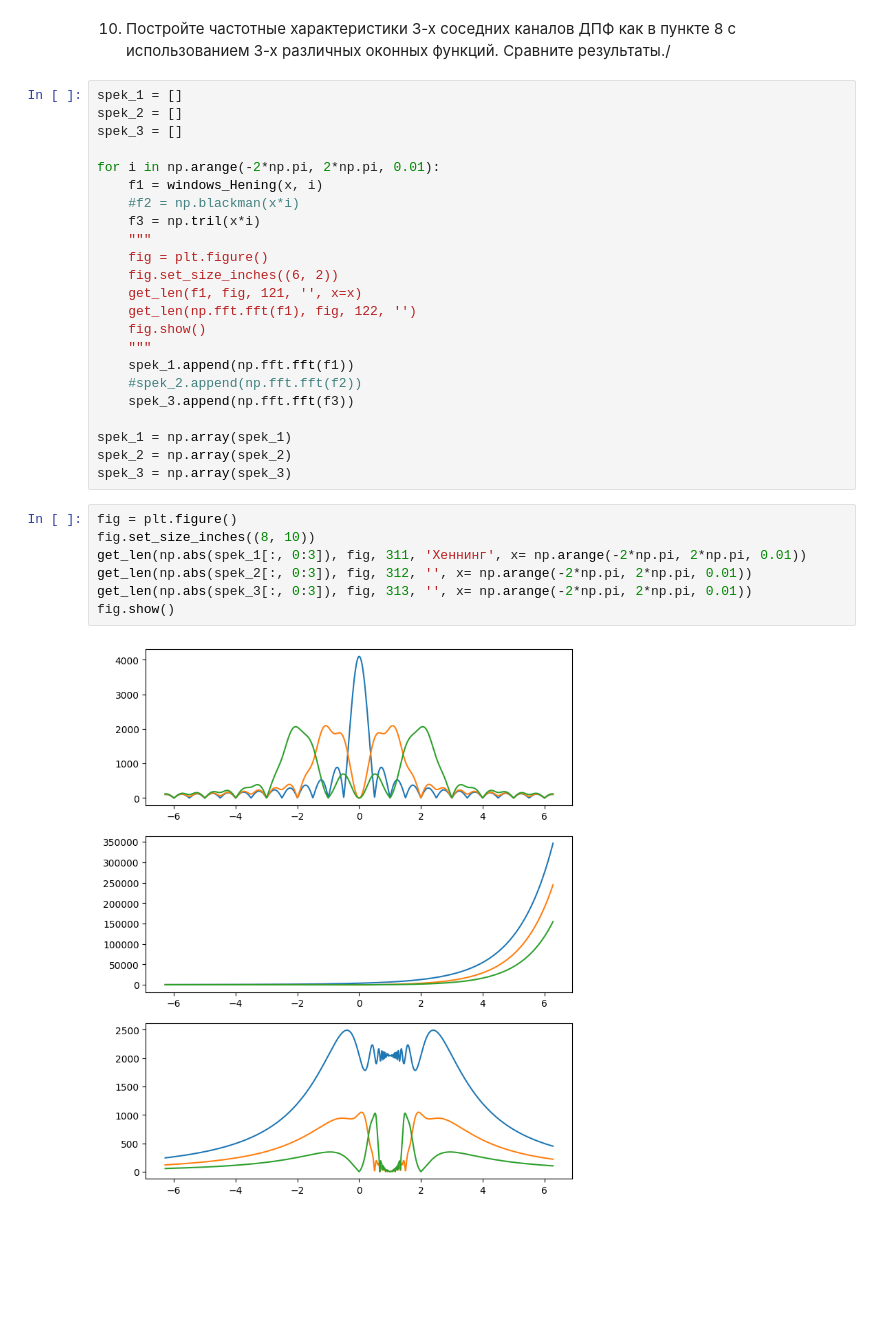
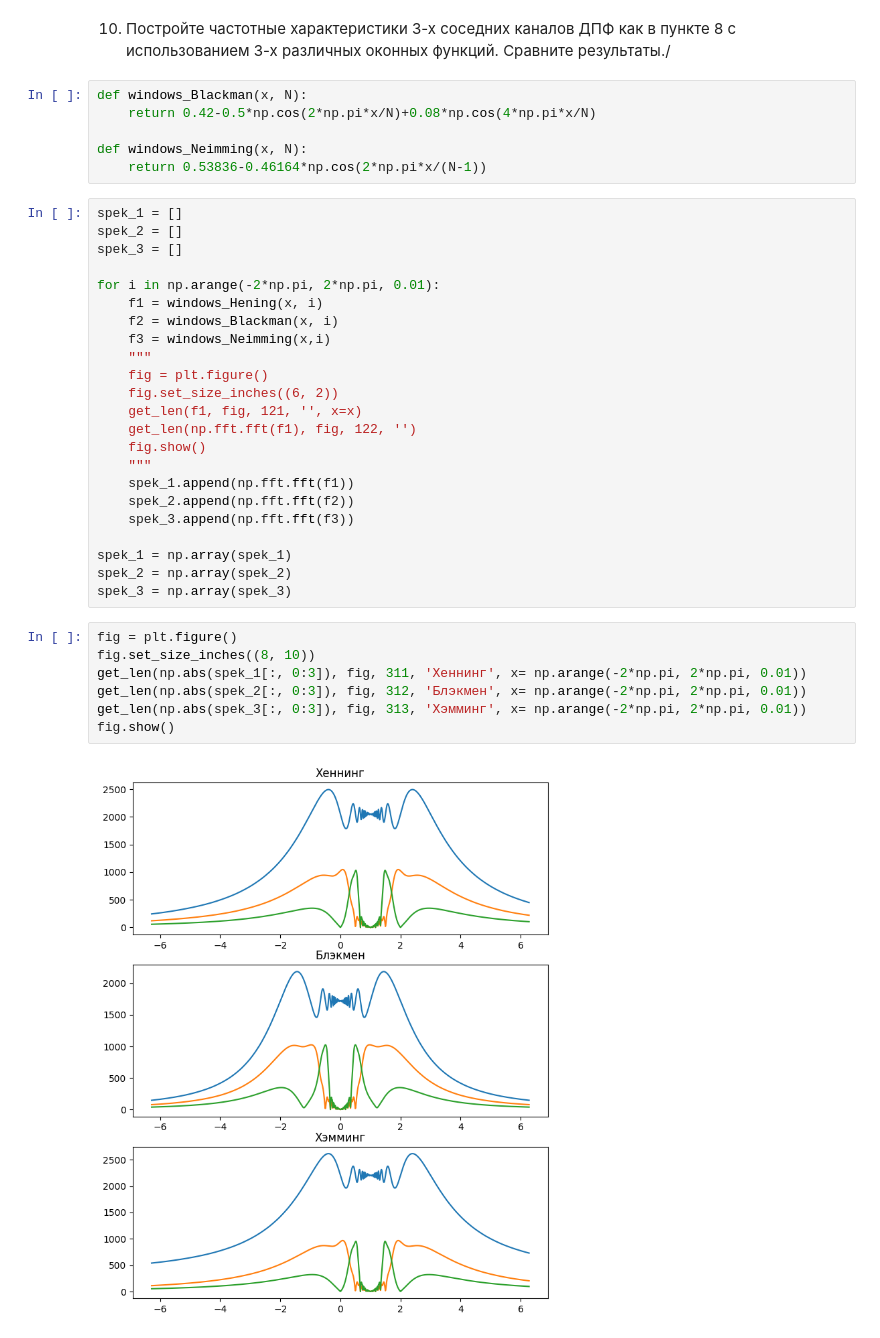
Before and after one commit to Filip-GG/MOTS, a Jupyter notebook: 3/main.ipynb, the cells around one changed output. Cells and saved outputs as stored; diff of their text form; blank space fills up the shorter version.

```diff
--- a/3/main.ipynb
+++ b/3/main.ipynb
@@ -400,6 +400,12 @@ fig.show()
 10. Постройте частотные характеристики 3-х соседних каналов ДПФ как в
 пункте 8 с использованием 3-х различных оконных функций. Сравните
 результаты./
+# %%
+def windows_Blackman(x, N):
+    return 0.42-0.5*np.cos(2*np.pi*x/N)+0.08*np.cos(4*np.pi*x/N)
+
+def windows_Neimming(x, N):
+    return 0.53836-0.46164*np.cos(2*np.pi*x/(N-1))
 # %%
 spek_1 = []
 spek_2 = []
@@ -407,8 +413,8 @@ spek_3 = []
 
 for i in np.arange(-2*np.pi, 2*np.pi, 0.01):
     f1 = windows_Hening(x, i)
-    #f2 = np.blackman(x*i)
-    f3 = np.tril(x*i)
+    f2 = windows_Blackman(x, i)
+    f3 = windows_Neimming(x,i)
     """
     fig = plt.figure()
     fig.set_size_inches((6, 2))
@@ -417,7 +423,7 @@ for i in np.arange(-2*np.pi, 2*np.pi, 0.01):
     fig.show()
     """
     spek_1.append(np.fft.fft(f1))
-    #spek_2.append(np.fft.fft(f2))
+    spek_2.append(np.fft.fft(f2))
     spek_3.append(np.fft.fft(f3))
 
 spek_1 = np.array(spek_1)
@@ -426,9 +432,9 @@ spek_3 = np.array(spek_3)
 # %%
 fig = plt.figure()
 fig.set_size_inches((8, 10))
 get_len(np.abs(spek_1[:, 0:3]), fig, 311, 'Хеннинг', x= np.arange(-2*np.pi, 2*np.pi, 0.01))
-get_len(np.abs(spek_2[:, 0:3]), fig, 312, '', x= np.arange(-2*np.pi, 2*np.pi, 0.01))
-get_len(np.abs(spek_3[:, 0:3]), fig, 313, '', x= np.arange(-2*np.pi, 2*np.pi, 0.01))
+get_len(np.abs(spek_2[:, 0:3]), fig, 312, 'Блэкмен', x= np.arange(-2*np.pi, 2*np.pi, 0.01))
+get_len(np.abs(spek_3[:, 0:3]), fig, 313, 'Хэмминг', x= np.arange(-2*np.pi, 2*np.pi, 0.01))
 fig.show()
 # %% [output]
-[figure, old version]
+[figure, new version]
```
Also changed, not shown: 5 other files.
